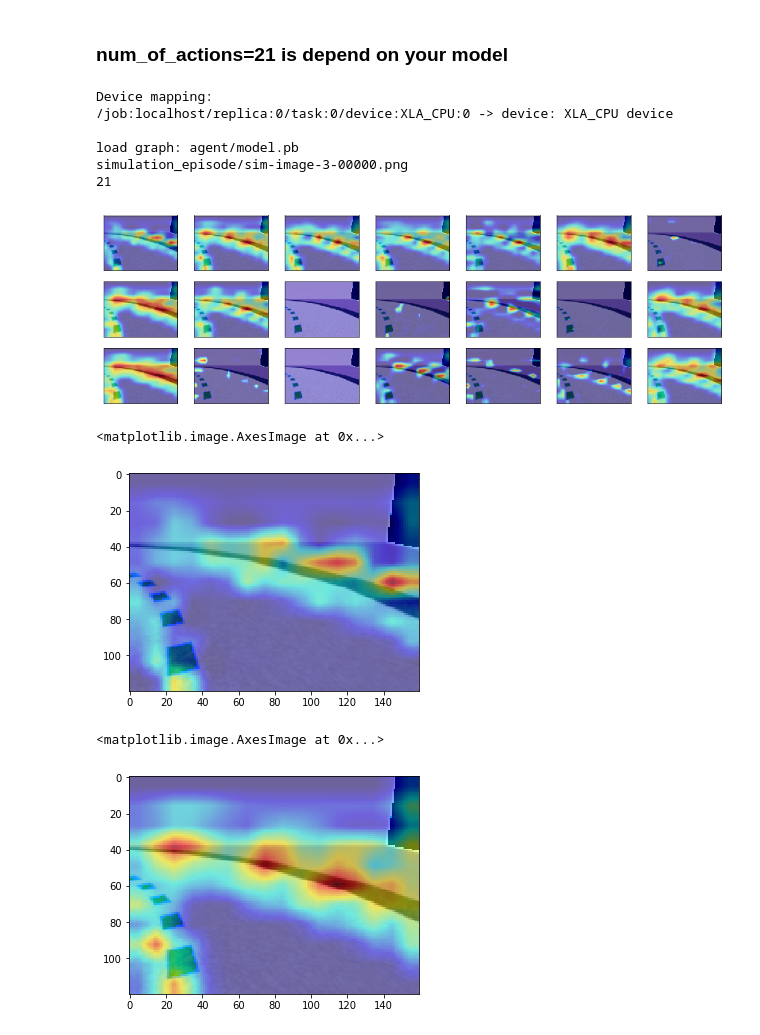
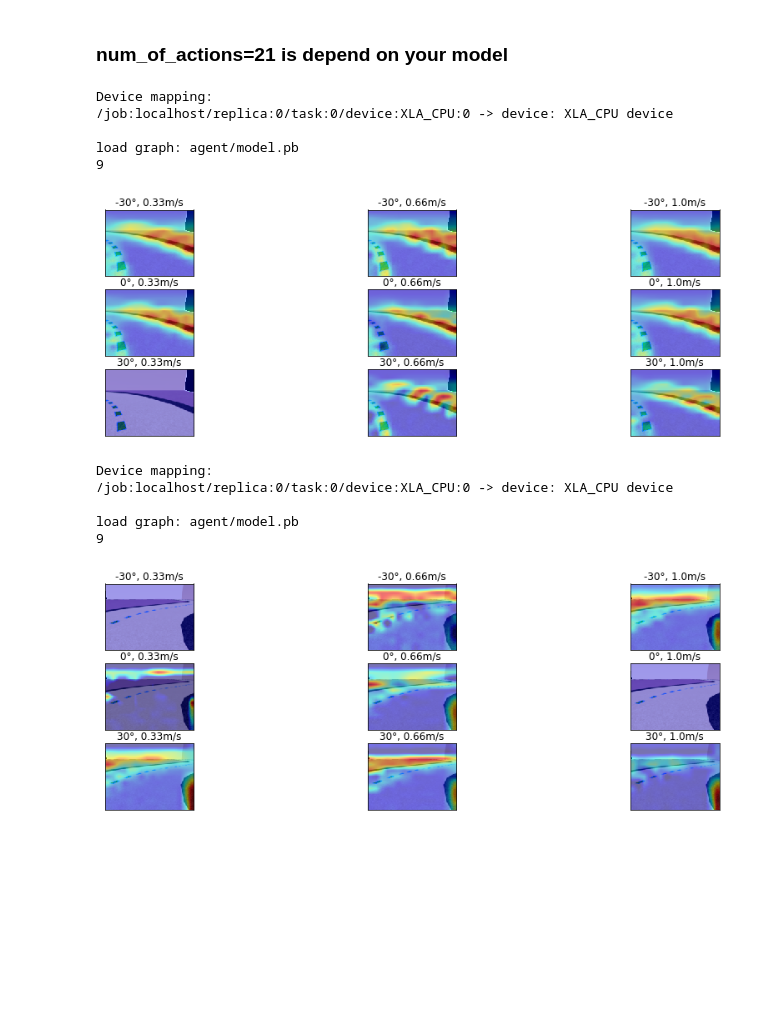
Before and after one commit to itemhsu/DeepraceLog2018, a Jupyter notebook: DeepRacer 2018 reInvent Log Analysis.ipynb, the cells around one changed output. Cells and saved outputs as stored; diff of their text form; code cells hidden in the pictures; blank space fills up the shorter version.

Commit message:
add correct heat map

```diff
--- a/DeepRacer 2018 reInvent Log Analysis.ipynb
+++ b/DeepRacer 2018 reInvent Log Analysis.ipynb
@@ -112,6 +115,9 @@ arn:aws:robomaker:us-east-1:966911974471:simulation-job/sim-3xfz14996bys
 # %%
 # Get all the infro
 job_desc = robomaker.describe_simulation_job(job=robomaker_job_arn)
+#check with https://jsonformatter.curiousconcept.com/
+#print(job_desc)
 
 is_training = job_desc['simulationApplications'][0]['launchConfig']['launchFile'] == "distributed_training.launch"
-s3_bucket = job_desc['simulationApplications'][0]['launchConfig']['environmentVariables']['SAGEMAKER_SHARED_S3_BUCKET']
+s3_bucket = job_desc['simulationApplications'][0]['launchConfig']['environmentVariables']['METRICS_S3_BUCKET']
+print(s3_bucket)
@@ -268,8 +439,6 @@ def plot_top_laps(sorted_idx, n_laps=5):
     return fig
 # %% [markdown]
 ## Load the training log
-# %%
-TRAINING_ITERATION = 100
 # %%
 df = pd.read_csv(merged_simtrace_path)
 iteration_arr = np.arange(math.ceil(df.episode.max()/TRAINING_ITERATION)+1) * TRAINING_ITERATION
@@ -444,7 +616,7 @@ plot_episode_run(df, E=1200) # arbitrary episode
 # %% [markdown]
 ### Path taken in a particular Iteration
 # %%
-iteration_id = 20
+iteration_id = 10
 print(EPISODE_PER_ITER)
 
 for i in range((iteration_id-1)*EPISODE_PER_ITER, (iteration_id)*EPISODE_PER_ITER):
@@ -698,8 +891,10 @@ def visualize_gradcam_discrete_ppo(sess, rgb_img, category_index=0, num_of_actio
     @return: overlayed heatmap
     '''
 
-    img_arr = np.array(img)
+    img_arr = np.array(rgb_img)
     img_arr = rgb2gray(img_arr)
+    #plt.imshow(img_arr)
+    #plt.show()
     img_arr = np.expand_dims(img_arr, axis=2)
 
     x = sess.graph.get_tensor_by_name('main_level/agent/main/online/network_0/FRONT_FACING_CAMERA/FRONT_FACING_CAMERA:0')
@@ -744,49 +939,47 @@ all_files = sorted(glob.glob(img_path + '/*.png'))
 # %% [markdown]
 ### num_of_actions=21 is depend on your model
 # %%
-model_path = 'agent/model.pb' #Change this to your model 'pb' frozen graph file
+def getHeat(f):
+    model_path = 'agent/model.pb' #Change this to your model 'pb' frozen graph file
+    model, obs, model_out = load_session(model_path)
 
-model, obs, model_out = load_session(model_path)
-heatmaps = []
-for f in all_files[0:1]:
-    print(f)
     heatmaps = []
-    img = np.array(Image.open(f))
+    img_matthew = np.array(Image.open(f))
+    #plt.imshow(img_matthew)
+    #plt.show()
     for idx in range(ACTIONSPACE):
-        heatmap = visualize_gradcam_discrete_ppo(model, img, category_index=idx, num_of_actions=ACTIONSPACE)
+        heatmap = visualize_gradcam_discrete_ppo(model, img_matthew, category_index=idx, num_of_actions=ACTIONSPACE)
         heatmaps.append(heatmap)
 
     fig = plt.figure(figsize=(16, 5))
     print(len(heatmaps))
     for i in range(len(heatmaps)):
         ii=i+1
         iModSPEED=i%SPEED
         iDivSPEED=int(i/SPEED)
         j=iModSPEED*7+iDivSPEED
         ax = fig.add_subplot(SPEED,DIR , i+1)
         #ax.set_title(action_names[i], fontsize=8)
         ax.tick_params(labelbottom=False, labelleft=False)
         plt.xticks([])
         plt.yticks([])
         ax.imshow(heatmaps[i])
+        plt.title(str(DIRs[i])+'°, '+str(float(int(SPEEDs[i]*100)/100))+'m/s')
     plt.show()
+    tf.reset_default_graph()
 
-tf.reset_default_graph()
+getHeat('simulation_episode/sim-image-3-00000.png')
+getHeat('simulation_episode/sim-image-3-00173.png')
 # %% [output]
 Device mapping:
 /job:localhost/replica:0/task:0/device:XLA_CPU:0 -> device: XLA_CPU device
 
 load graph: agent/model.pb
-simulation_episode/sim-image-3-00000.png
-21
+9
-[figure, old version]
+[figure, new version]
+Device mapping:
+/job:localhost/replica:0/task:0/device:XLA_CPU:0 -> device: XLA_CPU device
+
+load graph: agent/model.pb
+9
+[figure, added]
-# %%
-plt.imshow(heatmaps[0])
-# %% [output]
-<matplotlib.image.AxesImage at 0x...>
-[figure, removed]
-# %%
-plt.imshow(heatmaps[1])
-# %% [output]
-<matplotlib.image.AxesImage at 0x...>
-[figure, removed]
```
Also changed, not shown: parts of 30 cells of this notebook, 1 other file.
